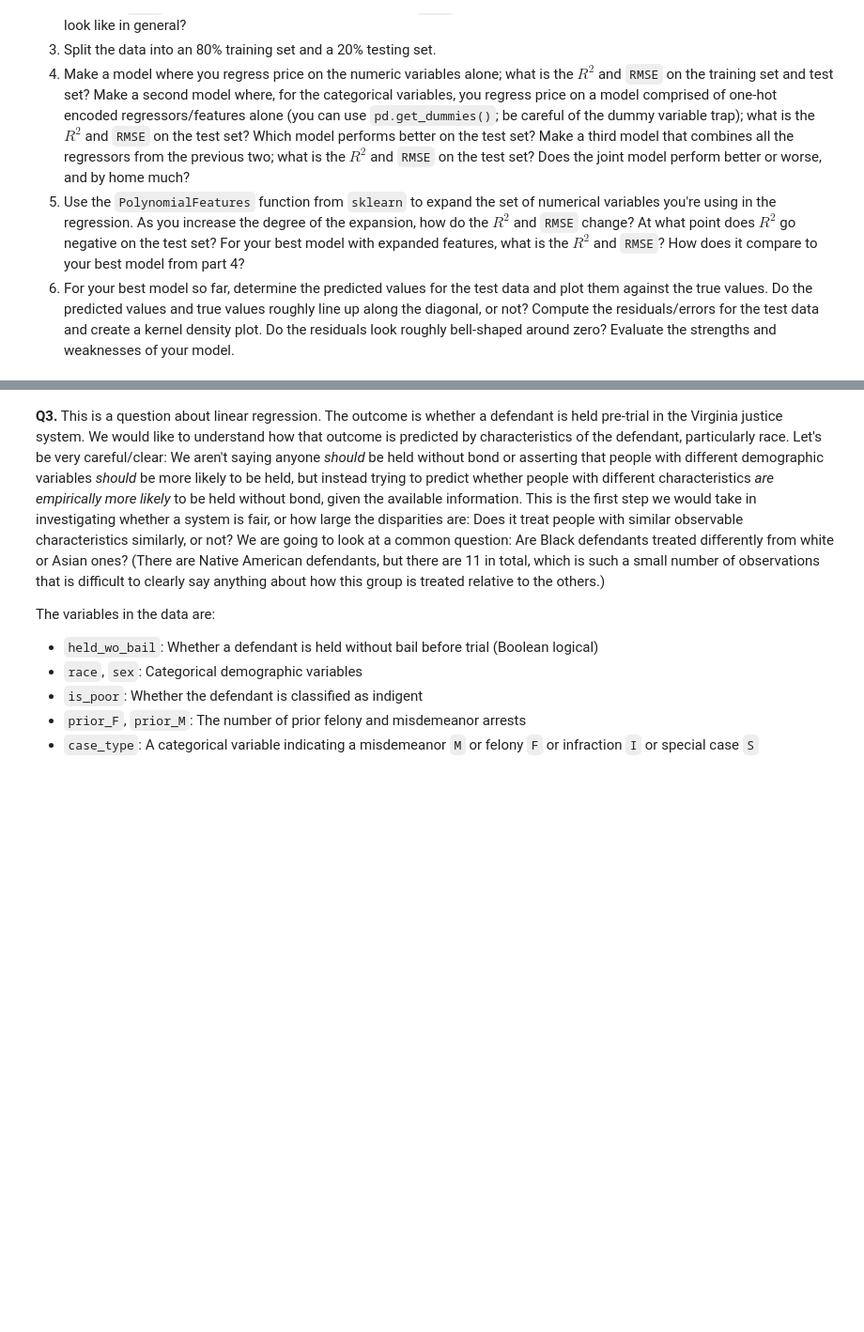
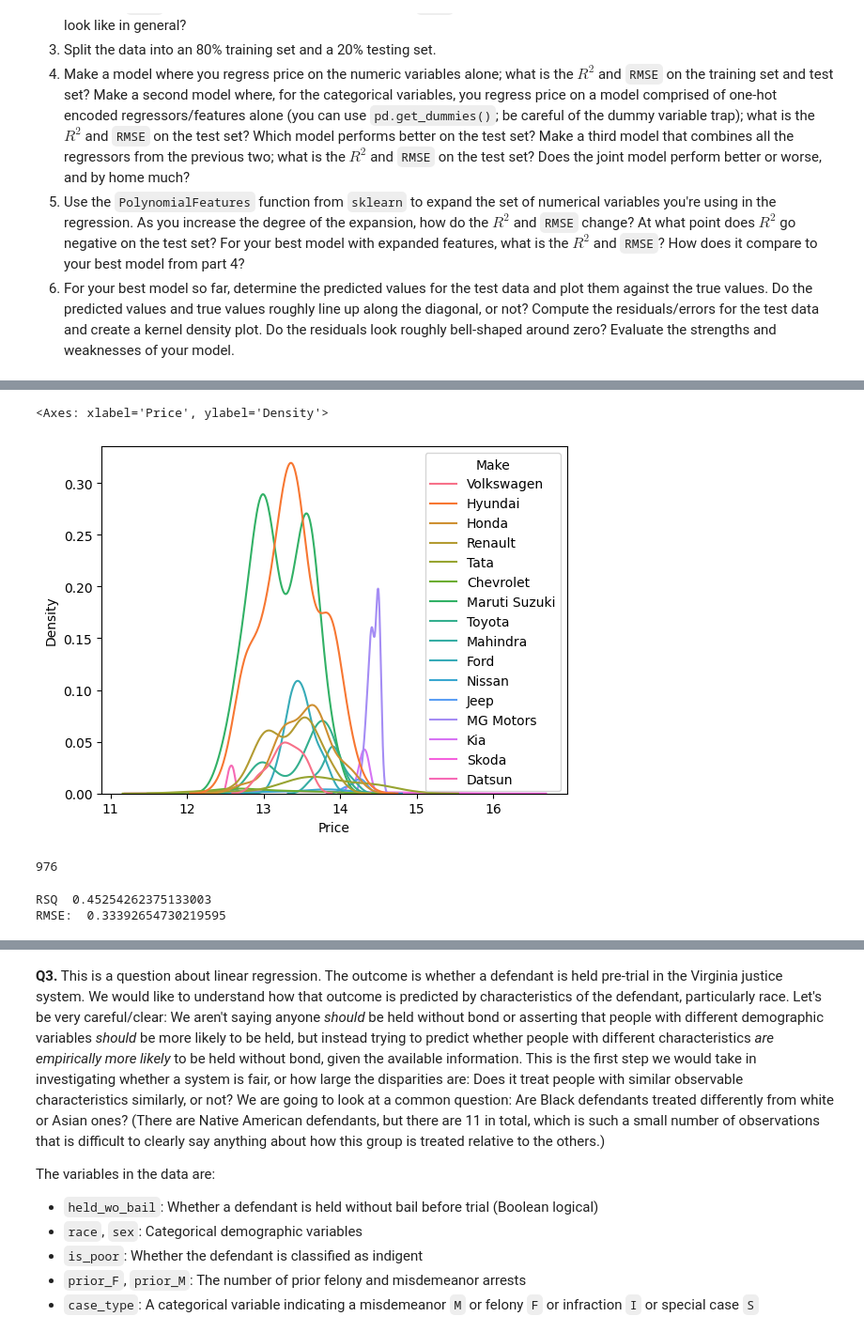
Before and after one commit to Ethan-code-1/linearRegression, a Jupyter notebook: assignment.ipynb, the cells around one changed output, grey strips where cells are left out. Shown at 94% size. Saved outputs shown, nothing was run; the diff lists cells and outputs as text; code cells hidden in the pictures; blank space fills up the shorter version.

```diff
--- a/assignment.ipynb
+++ b/assignment.ipynb
@@ -164,3 +166,6 @@ the RMSE is  114.27692123130633
   4. Make a model where you regress price on the numeric variables alone; what is the $R^2$ and `RMSE` on the training set and test set? Make a second model where, for the categorical variables, you regress price on a model comprised of one-hot encoded regressors/features alone (you can use `pd.get_dummies()`; be careful of the dummy variable trap); what is the $R^2$ and `RMSE` on the test set? Which model performs better on the test set? Make a third model that combines all the regressors from the previous two; what is the $R^2$ and `RMSE` on the test set? Does the joint model perform better or worse, and by home much?
   5. Use the `PolynomialFeatures` function from `sklearn` to expand the set of numerical variables you're using in the regression. As you increase the degree of the expansion, how do the $R^2$ and `RMSE` change? At what point does $R^2$ go negative on the test set? For your best model with expanded features, what is the $R^2$ and `RMSE`? How does it compare to your best model from part 4?
   6. For your best model so far, determine the predicted values for the test data and plot them against the true values. Do the predicted values and true values roughly line up along the diagonal, or not? Compute the residuals/errors for the test data and create a kernel density plot. Do the residuals look roughly bell-shaped around zero? Evaluate the strengths and weaknesses of your model.
+# %%
+df = pd.read_csv("./linearRegression/data/cars_hw.csv")
+df.columns
@@ -166,0 +204,12 @@ the RMSE is  114.27692123130633
+# %%
+#Price and mileage numbers are very big so will skew models potentially
+df['Original_Price'] = df['Price']
+df['Price'] = df['Price'].apply(np.log)
+df['Mileage_Run'] = df['Mileage_Run'].apply(np.log)
+
+newest_year = max(df['Make_Year'])
+
+df['Make_Year'] = newest_year - df['Make_Year']
+df.rename( columns = {'Make_Year' : 'Age_Years'}, inplace = True)
+
+df.drop(columns = ['Unnamed: 0'], inplace = True)
@@ -166,0 +237,47 @@ the RMSE is  114.27692123130633
+# %%
+sns.kdeplot(data = df, x = 'Price', hue = 'Make')
+# %% [output]
+<Axes: xlabel='Price', ylabel='Density'>
+[figure, added]
+# %%
+amount_of_obs = df.shape[0]
+print(amount_of_obs)
+
+#80% for training
+training_size = math.floor(amount_of_obs * .8)
+
+#Randomize data
+df = df.sample(frac = 1, random_state = 100) #according to handout
+
+#test data, all data after obs at training_size
+df_test = df[training_size : ]
+y_test = df_test['Price']
+
+#Training data all data before training_size
+df_train = df[ : training_size]
+y_train = df_train['Price']
+# %% [output]
+976
+# %%
+#df.dtypes - vars Age_Years, Mileage_Run, Seating_Capacity
+
+#training
+X_train = df_train.loc[ : , ['Age_Years', 'Mileage_Run', 'Seating_Capacity']]
+
+regression = linear_model.LinearRegression().fit(X_train, y_train)
+
+#test
+X_test = df_test.loc[ : , ['Age_Years', 'Mileage_Run', 'Seating_Capacity']]
+
+prediction = regression.predict(X_test)
+
+rsq = regression.score(X_test, y_test)
+print("RSQ ", rsq)
+
+mse = np.mean( (y_test - prediction)**2 )
+rmse = np.sqrt(mse)
+
+print("RMSE: ", rmse)
+# %% [output]
+RSQ  0.45254262375133003
+RMSE:  0.33392654730219595
```
Also changed, not shown: parts of 7 cells of this notebook.
